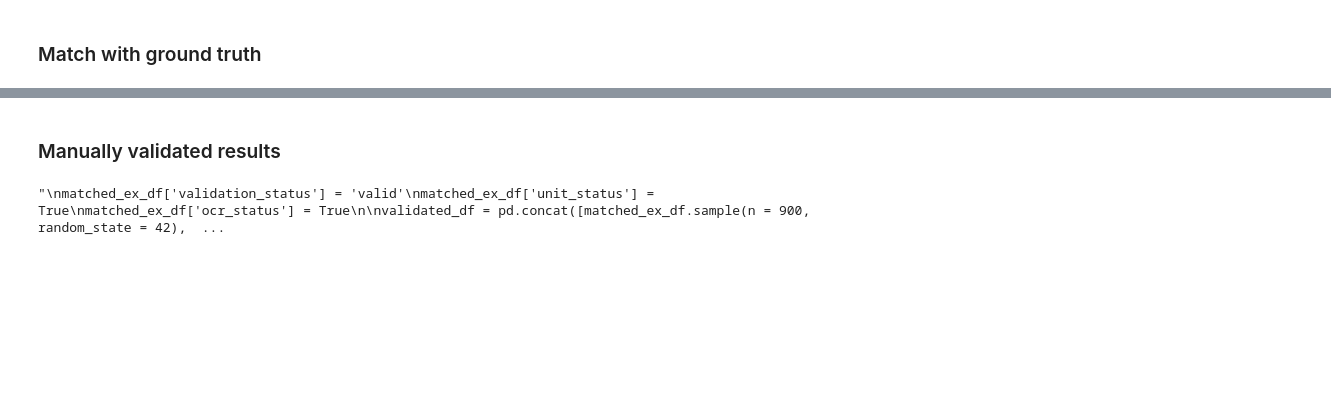
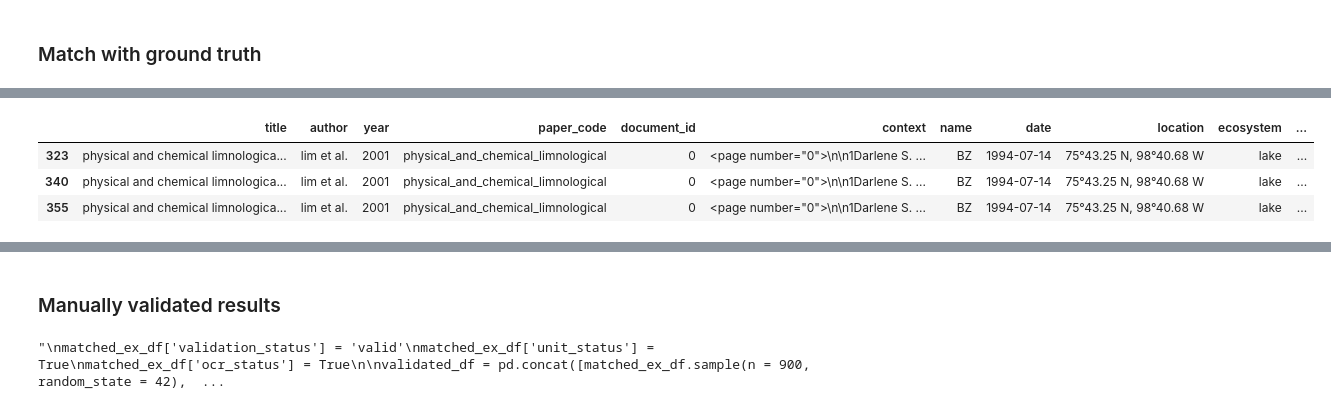
Before and after one commit to kevinqnb/scholarlm, a Jupyter notebook: examples/pond_lake_extraction.ipynb, the cells around one changed output, grey strips where cells are left out. Saved outputs shown, nothing was run; the diff lists cells and outputs as text; code cells hidden in the pictures; blank space fills up the shorter version.

```diff
--- a/examples/pond_lake_extraction.ipynb
+++ b/examples/pond_lake_extraction.ipynb
@@ -231,10 +242,7 @@ with open("../data/pond_page_chunks2_unmatched.json", "w") as f:
-# %%
-# Load pre-matched results
-with open("../data/pond_page_chunks2_matched.json", "r") as f:
-    matched_dict = json.load(f)
-
-with open("../data/pond_page_chunks2_unmatched.json", "r") as f:
-    unmatched_dict = json.load(f)
-
-matched_ex_df = pd.DataFrame(matched_dict)
-unmatched_ex_df = pd.DataFrame(unmatched_dict)
+# %%
+matched_ex_df.loc[matched_ex_df.name == "BZ"]
+# %% [output]
+|  | title | author | year | paper_code | document_id | context | name | date | location | ecosystem | ... |
+| 323 | physical and chemical limnologica... | lim et al. | 2001 | physical_and_chemical_limnological | 0 | <page number="0">\n\n1Darlene S. ... | BZ | 1994-07-14 | 75°43.25 N, 98°40.68 W | lake | ... |
+| 340 | physical and chemical limnologica... | lim et al. | 2001 | physical_and_chemical_limnological | 0 | <page number="0">\n\n1Darlene S. ... | BZ | 1994-07-14 | 75°43.25 N, 98°40.68 W | lake | ... |
+| 355 | physical and chemical limnologica... | lim et al. | 2001 | physical_and_chemical_limnological | 0 | <page number="0">\n\n1Darlene S. ... | BZ | 1994-07-14 | 75°43.25 N, 98°40.68 W | lake | ... |
```
Also changed, not shown: parts of 18 cells of this notebook, 15 other files.
